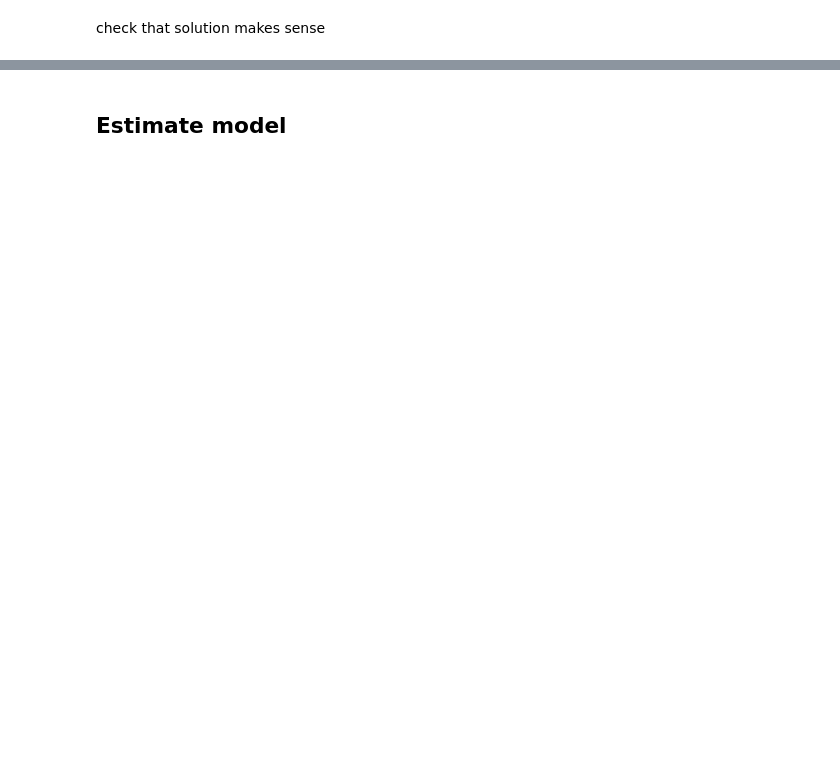
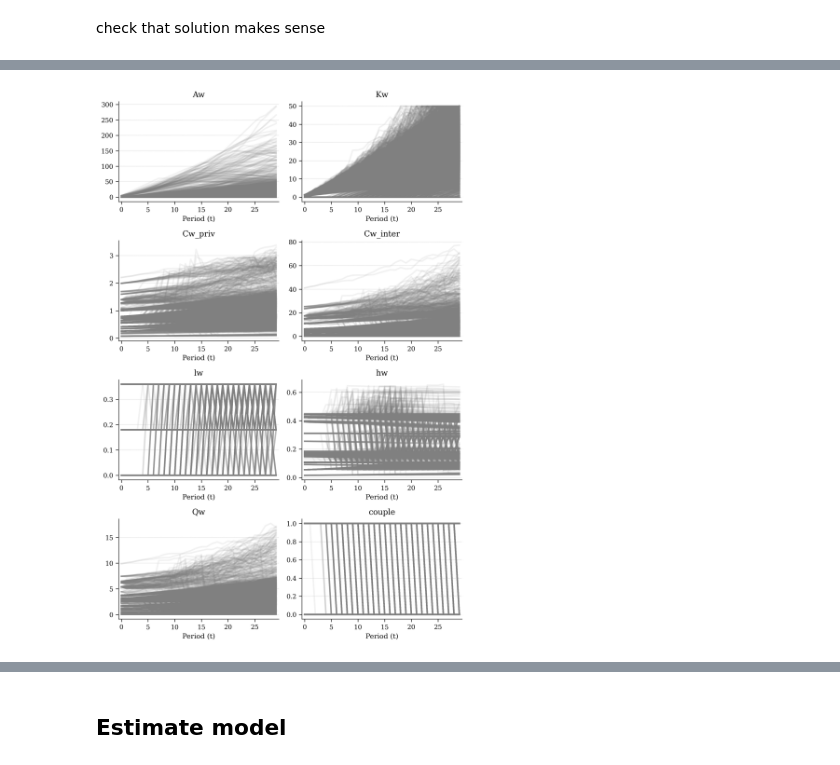
Before and after one commit to ThomasHJorgensen/FastBargaining, a Jupyter notebook: Application/02. Calibrate model.ipynb, the cells around one changed output, grey strips where cells are left out. Cells and saved outputs as stored; diff of their text form; code cells hidden in the pictures; blank space fills up the shorter version.

```diff
--- a/Application/02. Calibrate model.ipynb
+++ b/Application/02. Calibrate model.ipynb
@@ -319,5 +352,7 @@ check that solution makes sense
 # %%
-# fig, ax = fm.create_figure(4,2,8)
-# mp.plot_sim_female(ax, agg_fct=None ,alpha=0.5)
-# fig.tight_layout()
+fig, ax = fm.create_figure(4,2,8)
+mp.plot_sim_female(ax, agg_fct=None ,alpha=0.5)
+fig.tight_layout()
+# %% [output]
+[figure, added]
 # %%
```
Also changed, not shown: parts of 11 cells of this notebook, 3 other files.
